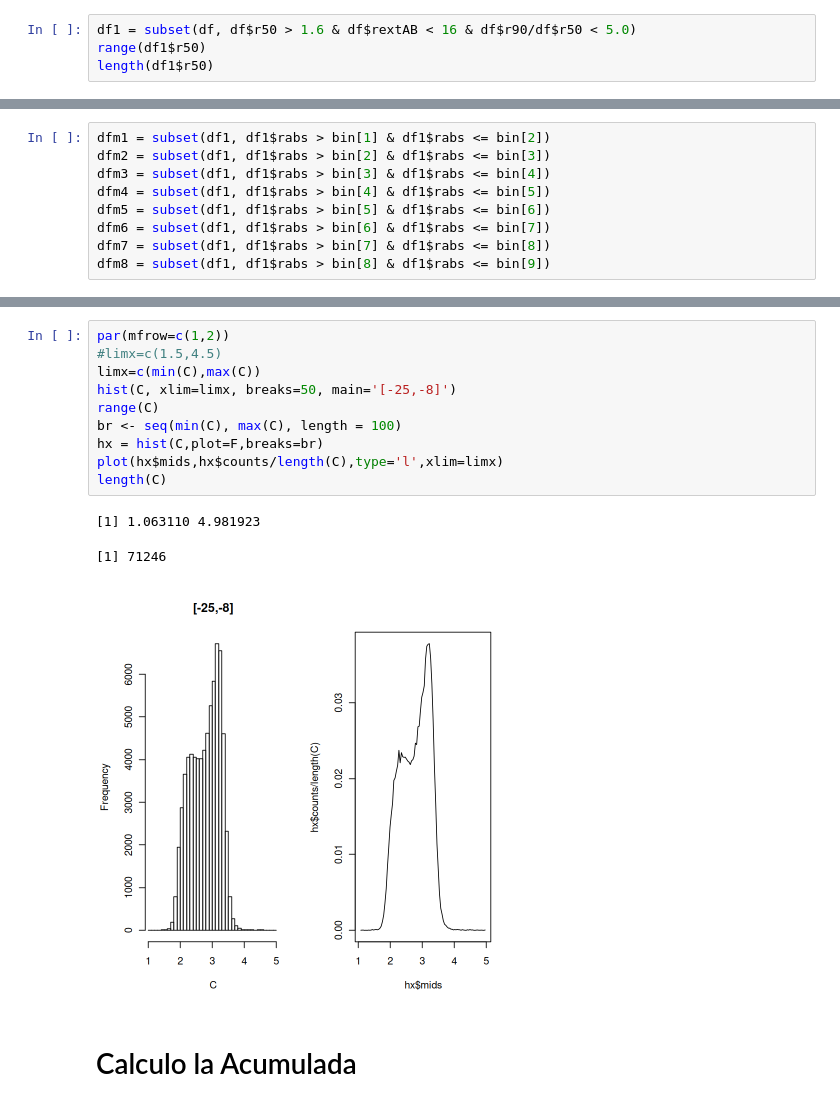
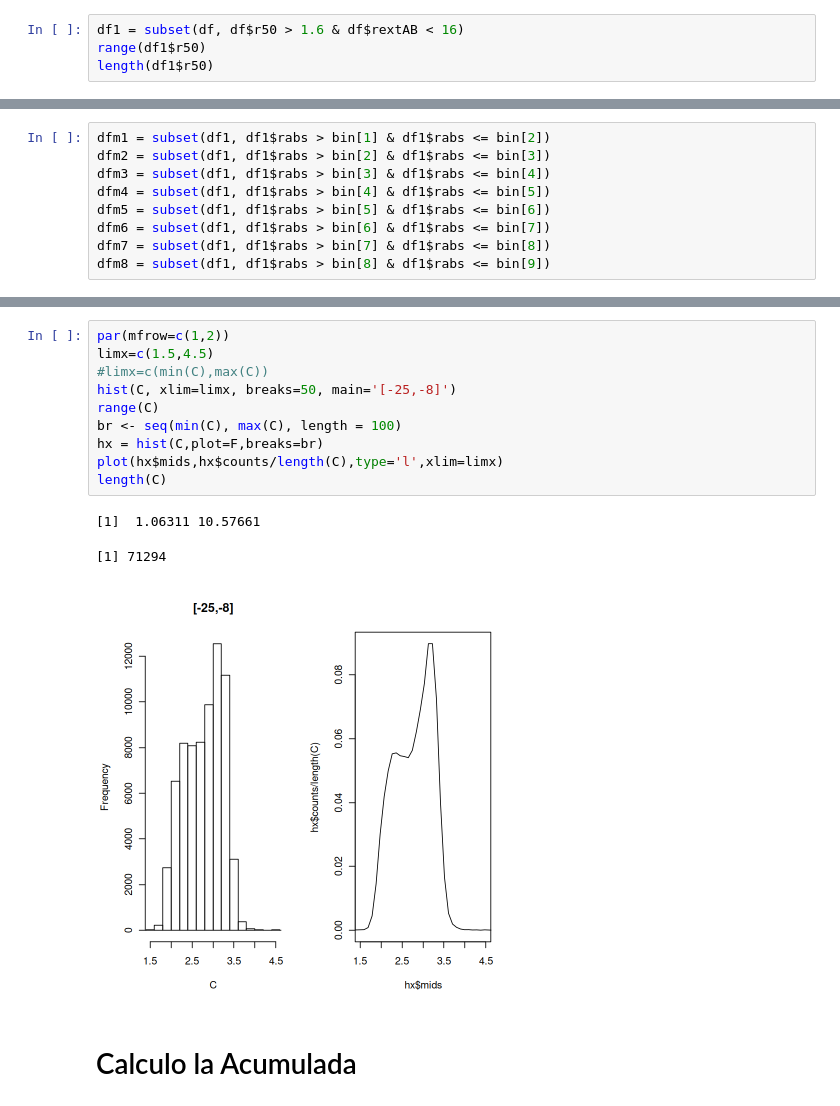
Before and after one commit to antotaverna/cg_environments, a Jupyter notebook: plots/rpetro.ipynb, the cells around one changed output, grey strips where cells are left out. Drawn from its saved outputs; the diff is of its cells as text.

```diff
--- a/plots/rpetro.ipynb
+++ b/plots/rpetro.ipynb
@@ -66,7 +66,7 @@ range(dfbueno$r50)
 # %% [markdown]
 ## [ df1 ] Seleccion de glx con r50 bien calculado + mr<16
 # %%
-df1 = subset(df, df$r50 > 1.6 & df$rextAB < 16 & df$r90/df$r50 < 5.0)
+df1 = subset(df, df$r50 > 1.6 & df$rextAB < 16)
 range(df1$r50)
 length(df1$r50)
 # %% [output]
@@ -158,17 +182,17 @@ hist(c8, xlim=limx, breaks=30, main='rango 8')
 # %%
 par(mfrow=c(1,2))
-#limx=c(1.5,4.5)
-limx=c(min(C),max(C))
+limx=c(1.5,4.5)
+#limx=c(min(C),max(C))
 hist(C, xlim=limx, breaks=50, main='[-25,-8]')
 range(C)
 br <- seq(min(C), max(C), length = 100)
 hx = hist(C,plot=F,breaks=br)
 plot(hx$mids,hx$counts/length(C),type='l',xlim=limx)
 length(C)
 # %% [output]
-[1] 1.063110 4.981923
+[1]  1.06311 10.57661
-[1] 71246
+[1] 71294
-[figure, old version]
+[figure, new version]
 # %% [markdown]
 # Calculo la Acumulada
 # %%
```
Also changed, not shown: parts of 39 cells of this notebook, 1 other file.
